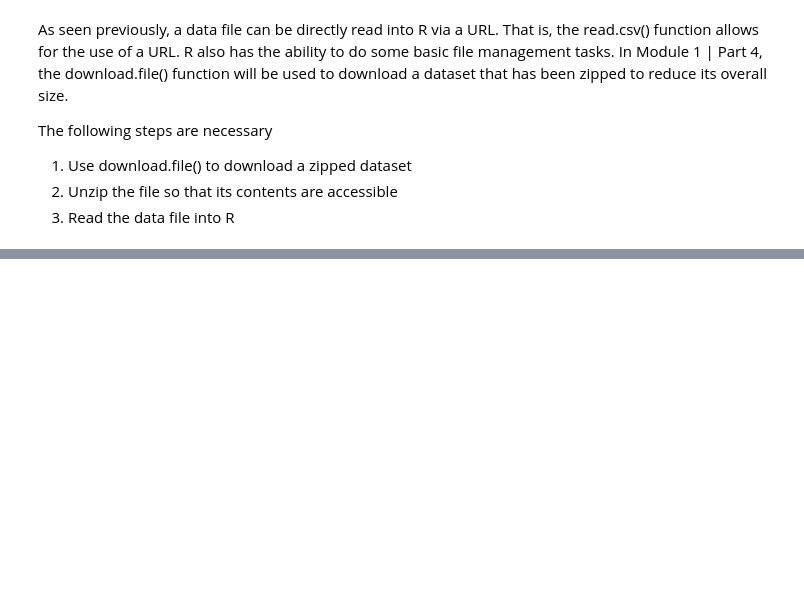
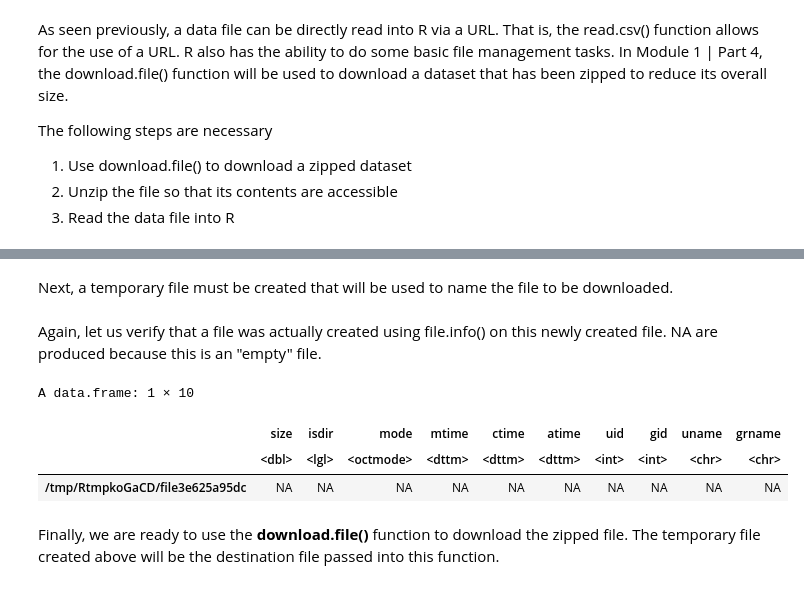
Before and after one commit to yardsale8/DSCI325, a Jupyter notebook: Module1_Part4.ipynb, the cells around one changed output, grey strips where cells are left out. Cells and saved outputs as stored; diff of their text form; code cells hidden in the pictures; blank space fills up the shorter version.

```diff
--- a/Module1_Part4.ipynb
+++ b/Module1_Part4.ipynb
@@ -206,0 +42,16 @@ A data.frame: 1 × 10
+# %% [markdown]
+Next, a temporary file must be created that will be used to name the file to be downloaded.
+# %%
+#Creating a temporary file
+Zipcode_File <-tempfile()
+# %% [markdown]
+Again, let us verify that a file was actually created using file.info() on this newly created file.  NA are produced because this is an "empty" file.
+# %%
+file.info(Zipcode_File)
+# %% [output]
+A data.frame: 1 × 10
+|  | size | isdir | mode | mtime | ctime | atime | uid | gid | uname | grname |
+|  | <dbl> | <lgl> | <octmode> | <dttm> | <dttm> | <dttm> | <int> | <int> | <chr> | <chr> |
+| /tmp/RtmpkoGaCD/file3e625a95dc | NA | NA | NA | NA | NA | NA | NA | NA | NA | NA |
+# %% [markdown]
+Finally, we are ready to use the <strong>download.file()</strong> function to download the zipped file.  The temporary file created above will be the destination file passed into this function.
```
Also changed, not shown: parts of 66 cells of this notebook.
